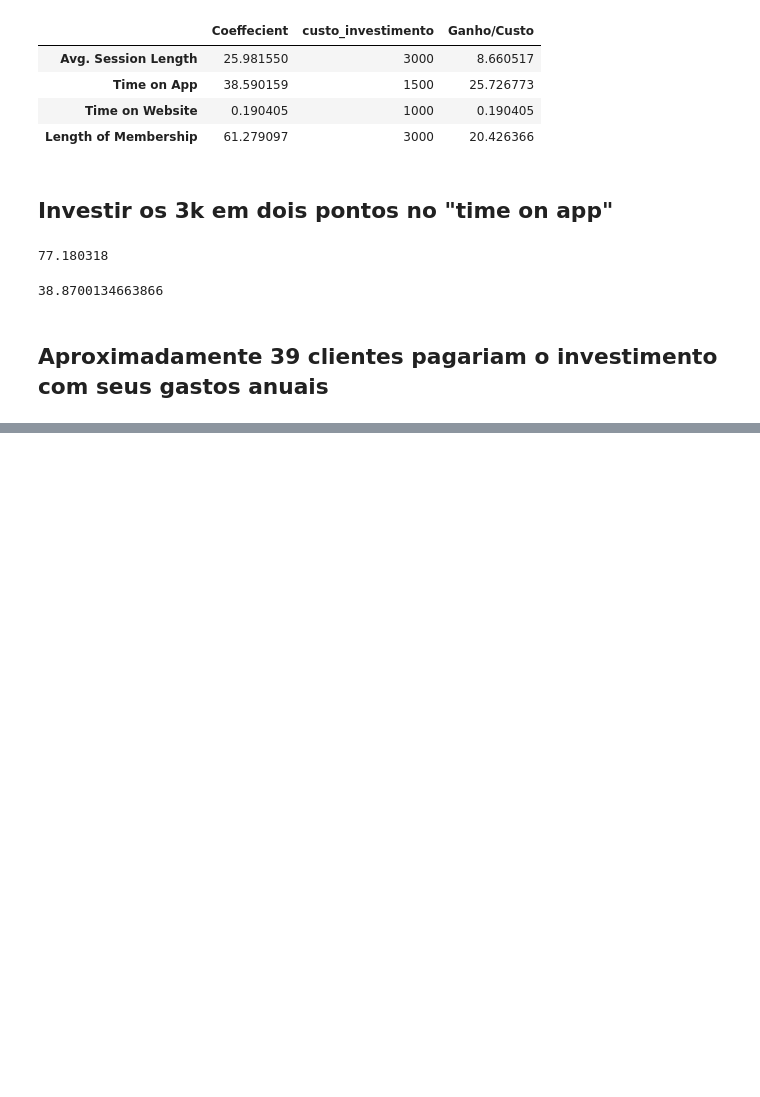
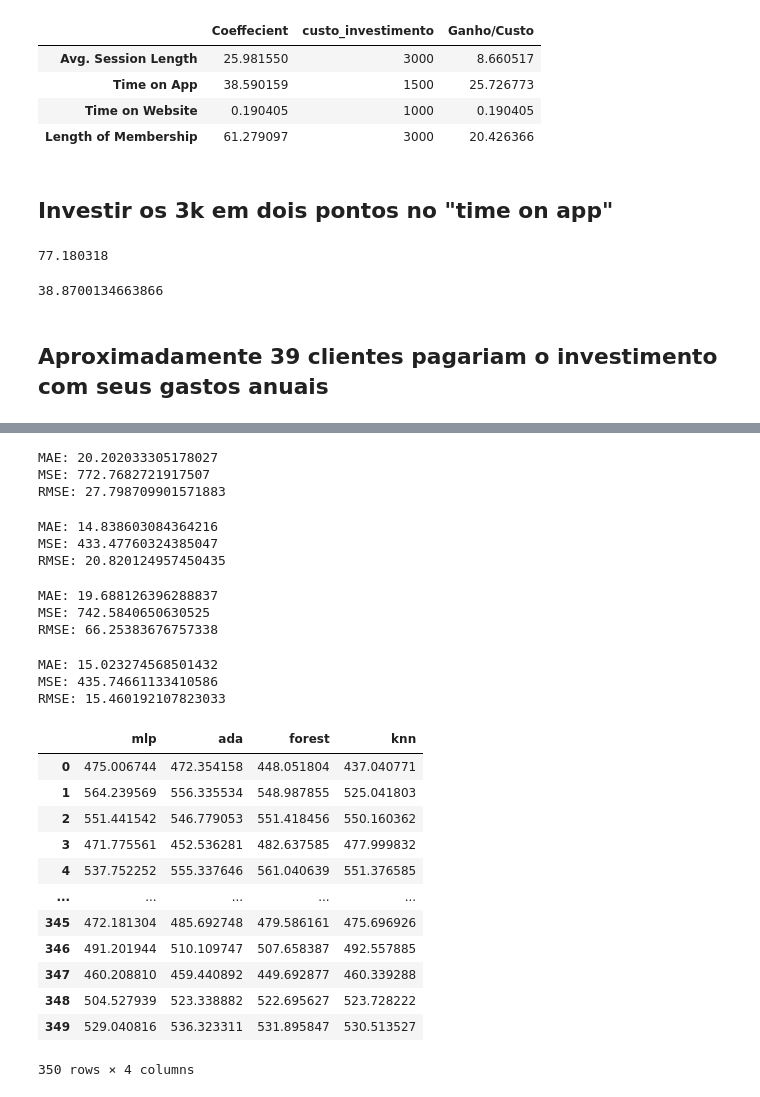
Before and after one commit to Rbiasuz/old_stuff, a Jupyter notebook: 1 Aulas Data Science/4 - Machine Learning/Regressao Linear/Regressão Linear - Projeto solucao.ipynb, the cells around one changed output, grey strips where cells are left out. Drawn from its saved outputs; the diff is of its cells as text; code cells hidden in the pictures; blank space fills up the shorter version.

```diff
--- a/1 Aulas Data Science/4 - Machine Learning/Regressao Linear/Regressão Linear - Projeto solucao.ipynb
+++ b/1 Aulas Data Science/4 - Machine Learning/Regressao Linear/Regressão Linear - Projeto solucao.ipynb
@@ -216,0 +235,75 @@ ganho_por_cliente
+# %%
+#adaboost
+from sklearn.ensemble import AdaBoostRegressor
+ada = AdaBoostRegressor(n_estimators=500, random_state=42)
+ada.fit(X_train, y_train)
+ada_predictions = ada.predict(X_test)
+ada_train = ada.predict(X_train)
+print('MAE:', metrics.mean_absolute_error(y_test, ada_predictions))
+print('MSE:', metrics.mean_squared_error(y_test, ada_predictions))
+print('RMSE:', np.sqrt(metrics.mean_squared_error(y_test, ada_predictions)))
+# %% [output]
+MAE: 20.202033305178027
+MSE: 772.7682721917507
+RMSE: 27.798709901571883
+# %%
+#forest
+from sklearn.ensemble import RandomForestRegressor
+forest = RandomForestRegressor(n_estimators=777, criterion='mse', max_depth=None,
+                               min_samples_split=2, min_samples_leaf=1, min_weight_fraction_leaf=0.0,
+                               max_features='auto', max_leaf_nodes=None, min_impurity_decrease=0.0,
+                               min_impurity_split=None, bootstrap=True, oob_score=False,
+                               n_jobs=None, random_state=42)
+forest.fit(X_train, y_train)
+forest_predictions = forest.predict(X_test)
+forest_train = forest.predict(X_train)
+print('MAE:', metrics.mean_absolute_error(y_test, forest_predictions))
+print('MSE:', metrics.mean_squared_error(y_test, forest_predictions))
+print('RMSE:', np.sqrt(metrics.mean_squared_error(y_test, forest_predictions)))
+# %% [output]
+MAE: 14.838603084364216
+MSE: 433.47760324385047
+RMSE: 20.820124957450435
+# %%
+#knn
+from sklearn.neighbors import KNeighborsRegressor
+knn = KNeighborsRegressor(n_neighbors=4)
+knn.fit(X_train, y_train)
+knn_predictions = knn.predict(X_test)
+knn_train = knn.predict(X_train)
+print('MAE:', metrics.mean_absolute_error(y_test, knn_predictions))
+print('MSE:', metrics.mean_squared_error(y_test, knn_predictions))
+print('RMSE:', np.sqrt(metrics.mean_squared_error(knn_predictions, svm_predictions)))
+# %% [output]
+MAE: 19.688126396288837
+MSE: 742.5840650630525
+RMSE: 66.25383676757338
+# %%
+#Média simples dos modelos:
+mean_predict = np.mean([mlp_predictions, ada_predictions, forest_predictions, knn_predictions], axis=0)
+print('MAE:', metrics.mean_absolute_error(y_test, mean_predict))
+print('MSE:', metrics.mean_squared_error(y_test, mean_predict))
+print('RMSE:', np.sqrt(metrics.mean_squared_error(knn_predictions, mean_predict)))
+# %% [output]
+MAE: 15.023274568501432
+MSE: 435.74661133410586
+RMSE: 15.460192107823033
+# %%
+#Modelo dos modelos
+new_train = pd.DataFrame({'mlp':mlp_train, 'ada':ada_train, 'forest':forest_train, 'knn':knn_train})
+new_test = pd.DataFrame({'mlp':mlp_predictions, 'ada':ada_predictions, 'forest':forest_predictions, 'knn':knn_predictions})
+new_train
+# %% [output]
+|  | mlp | ada | forest | knn |
+| 0 | 475.006744 | 472.354158 | 448.051804 | 437.040771 |
+| 1 | 564.239569 | 556.335534 | 548.987855 | 525.041803 |
+| 2 | 551.441542 | 546.779053 | 551.418456 | 550.160362 |
+| 3 | 471.775561 | 452.536281 | 482.637585 | 477.999832 |
+| 4 | 537.752252 | 555.337646 | 561.040639 | 551.376585 |
+| ... | ... | ... | ... | ... |
+| 345 | 472.181304 | 485.692748 | 479.586161 | 475.696926 |
+| 346 | 491.201944 | 510.109747 | 507.658387 | 492.557885 |
+| 347 | 460.208810 | 459.440892 | 449.692877 | 460.339288 |
+| 348 | 504.527939 | 523.338882 | 522.695627 | 523.728222 |
+| 349 | 529.040816 | 536.323311 | 531.895847 | 530.513527 |
+350 rows × 4 columns
```
Also changed, not shown: parts of 7 cells of this notebook, 24 other files.
